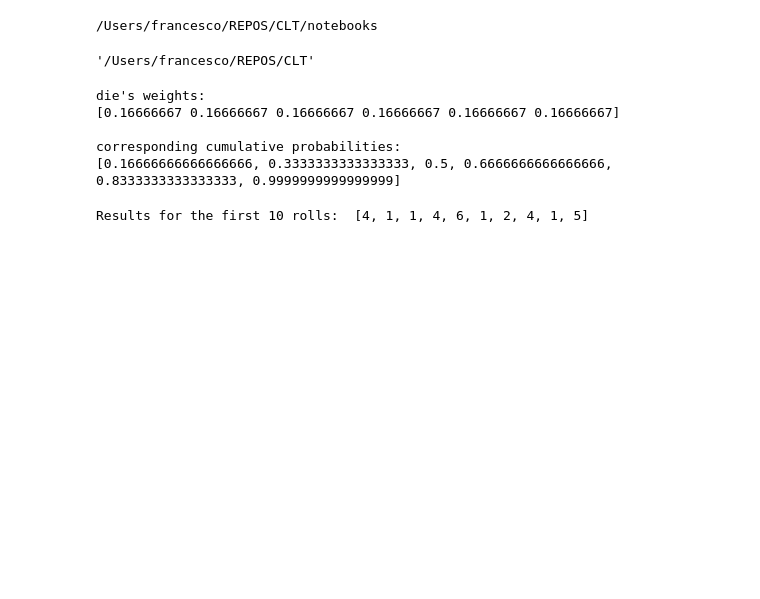
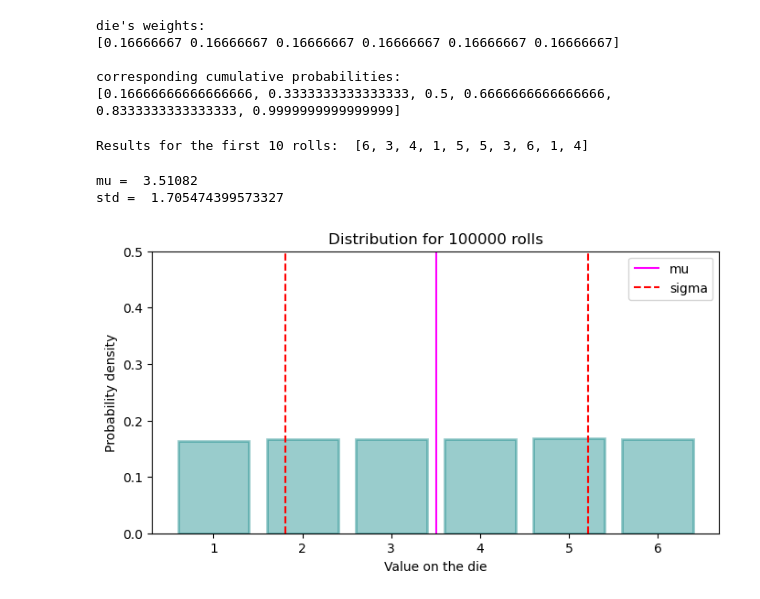
Before and after one commit to fratambot/CLT, a Jupyter notebook: notebooks/CLT.ipynb, the cells around one changed output. Drawn from its saved outputs; the diff is of its cells as text; code cells hidden in the pictures; blank space fills up the shorter version.

```diff
--- a/notebooks/CLT.ipynb
+++ b/notebooks/CLT.ipynb
@@ -24,16 +22,11 @@ Let's simulate it !
 %load_ext autoreload
 %autoreload 2
 # %%
-# This cell must be run only once (it moves the path one level up as "cd ..")
+# This cell must be run only once since it moves the path one level up regardless of where we already are (it's a "cd .." command)
 import os
 current_path = os.getcwd()
-print(current_path)
 base_path, _ = os.path.split(current_path)
 os.chdir(base_path)
-os.getcwd()
-# %% [output]
-/Users/francesco/REPOS/CLT/notebooks
-'/Users/francesco/REPOS/CLT'
 # %%
 import numpy as np
 
@@ -61,9 +59,16 @@ die's weights:
 corresponding cumulative probabilities:
 [0.16666666666666666, 0.3333333333333333, 0.5, 0.6666666666666666, 0.8333333333333333, 0.9999999999999999]
 # %%
-# Let's roll the die 10k times
-n_rolls = 10000
+# Let's roll the die 100k times
+n_rolls = 100000
 results = fair_die.roll(n_rolls=n_rolls)
 print(f"Results for the first 10 rolls: ", results[:10])
 # %% [output]
-Results for the first 10 rolls:  [4, 1, 1, 4, 6, 1, 2, 4, 1, 5]
+Results for the first 10 rolls:  [6, 3, 4, 1, 5, 5, 3, 6, 1, 4]
+# %%
+# And plot the results distribution by binning the 100k values we obtained, count them for each bin, and renormalize the counts in order to have a Probability density on the y-axis
+plot_rolls_distribution(results, density=True)
+# %% [output]
+mu =  3.51082
+std =  1.705474399573327
+[figure, added]
```
Also changed, not shown: parts of 38 cells of this notebook, 3 other files.
